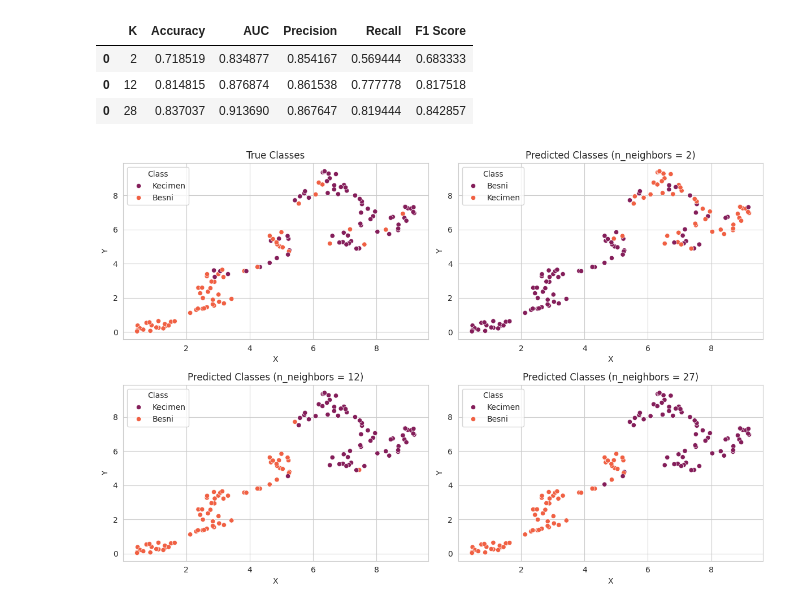
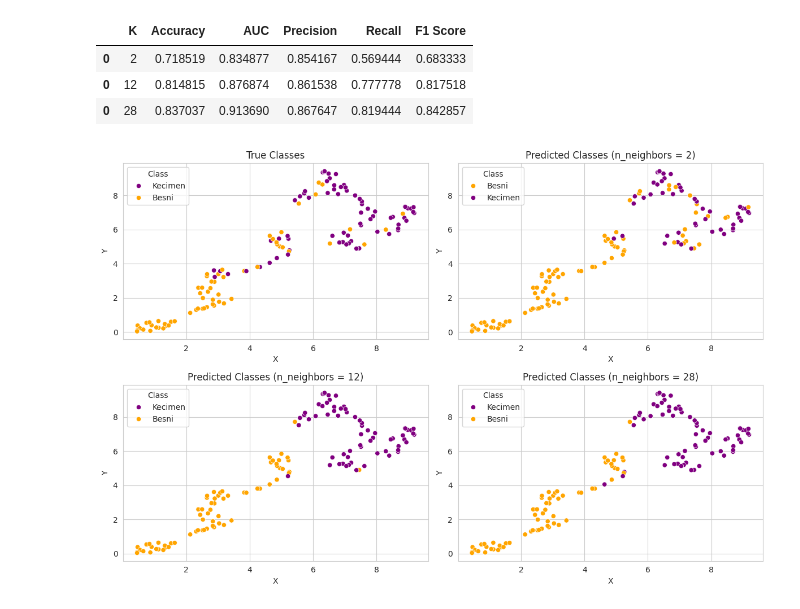
Before and after one commit to neiios/dtmm-task-4, a Jupyter notebook: knn.ipynb, the cells around one changed output. Drawn from its saved outputs; the diff is of its cells as text; code cells hidden in the pictures.

```diff
--- a/knn.ipynb
+++ b/knn.ipynb
@@ -143,42 +151,46 @@ from sklearn.neighbors import KNeighborsClassifier
 from sklearn.metrics import accuracy_score
 
 
-def plot_classes_scatterplot(n_neighbors: int, ax):
+def plot_classes_scatterplot(n_neighbors: int, ax, class_colors=None):
+    if class_colors is None:
+        class_colors = {'Kecimen': 'purple', 'Besni': 'orange'}
+
     knn = KNeighborsClassifier(n_neighbors=n_neighbors).fit(X_train, y_train)
     y_test_pred = knn.predict(X_test)
 
     umap_reducer = umap.UMAP(n_neighbors=20, random_state=42, n_jobs=1)
     X_test_umap = umap_reducer.fit_transform(X_test)
 
     df_pred = pd.DataFrame(data={'UMAP1': X_test_umap[:, 0], 'UMAP2': X_test_umap[:, 1], 'Class': y_test_pred})
 
-    sns.scatterplot(data=df_pred, x='UMAP1', y='UMAP2', hue='Class', palette="rocket", ax=ax)
+    sns.scatterplot(data=df_pred, x='UMAP1', y='UMAP2', hue='Class', palette=class_colors, ax=ax)
     ax.set_title(f'Predicted Classes (n_neighbors = {n_neighbors})')
     ax.set_xlabel('X')
     ax.set_ylabel('Y')
     ax.legend(title='Class', loc='upper left')
 
 
 fig, axs = plt.subplots(2, 2, figsize=(12, 8))
 axs = axs.flatten()
 
 umap_reducer = umap.UMAP(n_neighbors=20, random_state=42, n_jobs=1)
 X_test_umap = umap_reducer.fit_transform(X_test)
 
+class_colors = {'Kecimen': 'purple', 'Besni': 'orange'}
 df_true = pd.DataFrame(data={'UMAP1': X_test_umap[:, 0], 'UMAP2': X_test_umap[:, 1], 'Class': y_test})
-sns.scatterplot(data=df_true, x='UMAP1', y='UMAP2', hue='Class', palette="rocket", ax=axs[0])
+sns.scatterplot(data=df_true, x='UMAP1', y='UMAP2', hue='Class', palette=class_colors, ax=axs[0])
 axs[0].set_title('True Classes')
 axs[0].set_xlabel('X')
 axs[0].set_ylabel('Y')
 axs[0].legend(title='Class', loc='upper left')
 
-for n, ax in zip([2, 12, 27], axs[1:]):
+for n, ax in zip([2, 12, 28], axs[1:]):
     plot_classes_scatterplot(n_neighbors=n, ax=ax)
 
 plt.tight_layout()
 plt.show()
 # %% [output]
-[figure, old version]
+[figure, new version]
 # %%
 def display_stats_tables_by_class(df: pd.DataFrame, label: str):
     rename_map = {
```
Also changed, not shown: parts of 3 cells of this notebook, 1 other file.
